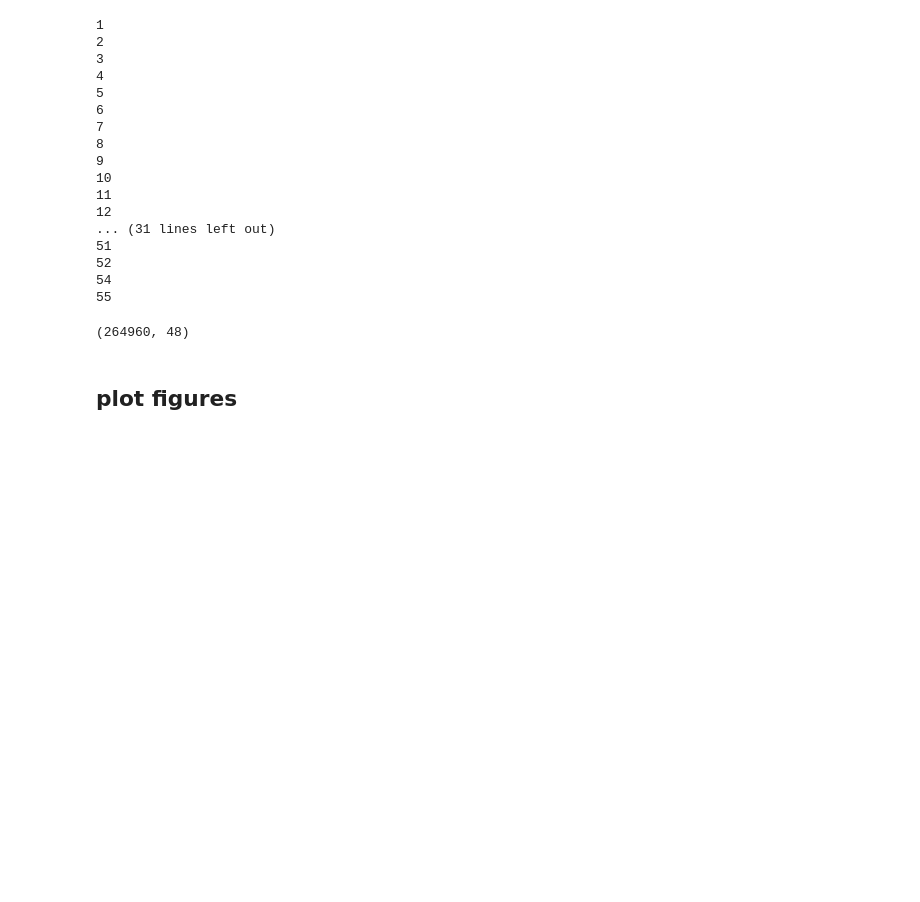
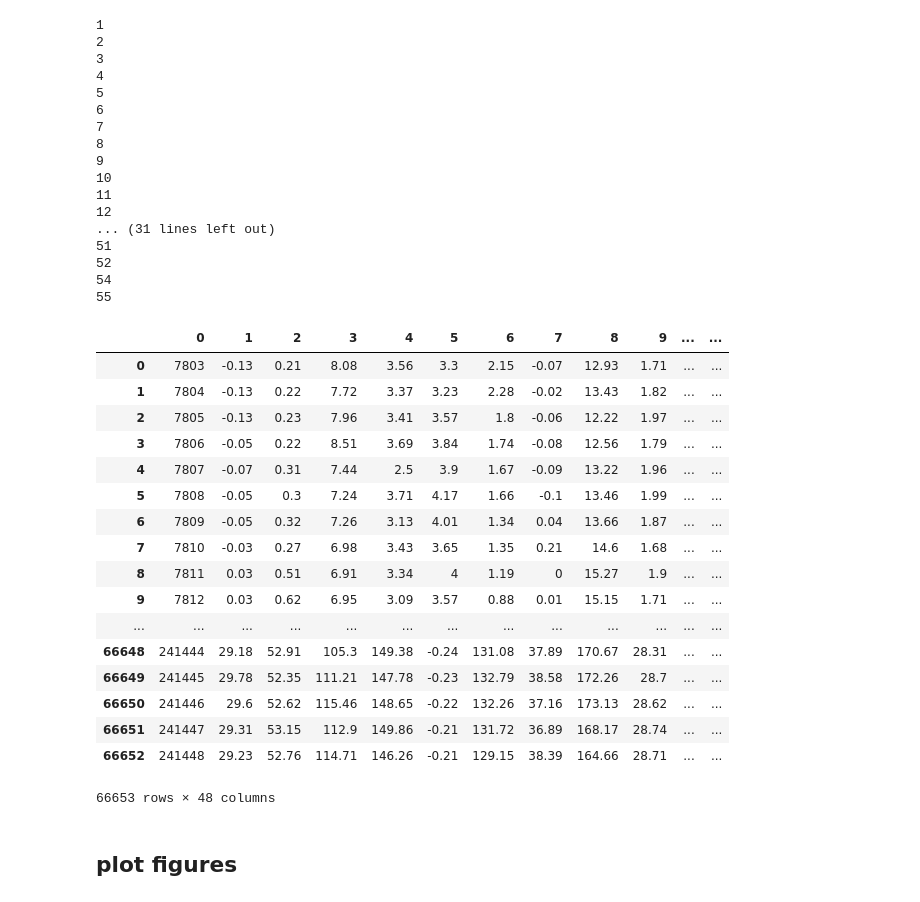
Before and after one commit to zyj0704033/Voltage_Control, a Jupyter notebook: data_mining/Untitled.ipynb, the cells around one changed output. Drawn from its saved outputs; the diff is of its cells as text; code cells hidden in the pictures; blank space fills up the shorter version.

```diff
--- a/data_mining/Untitled.ipynb
+++ b/data_mining/Untitled.ipynb
@@ -89,7 +89,3 @@ np.save('/home/zyj0704033/Voltage_Control/data/2015AGC/numpy_data/totalnp.npy',t
 # %%
 npwithoutnan = np.array(pdc.dropna())
 np.save('/home/zyj0704033/Voltage_Control/data/2015AGC/numpy_data/npwithoutnan2.npy',npwithoutnan[:,1:])
-# %%
-totalnp.shape
-# %% [output]
-(264960, 48)
@@ -96,3 +107,24 @@ totalnp.shape
+# %%
+pdc
+# %% [output]
+|  | 0 | 1 | 2 | 3 | 4 | 5 | 6 | 7 | 8 | 9 | ... | ... |
+| 0 | 7803 | -0.13 | 0.21 | 8.08 | 3.56 | 3.3 | 2.15 | -0.07 | 12.93 | 1.71 | ... | ... |
+| 1 | 7804 | -0.13 | 0.22 | 7.72 | 3.37 | 3.23 | 2.28 | -0.02 | 13.43 | 1.82 | ... | ... |
+| 2 | 7805 | -0.13 | 0.23 | 7.96 | 3.41 | 3.57 | 1.8 | -0.06 | 12.22 | 1.97 | ... | ... |
+| 3 | 7806 | -0.05 | 0.22 | 8.51 | 3.69 | 3.84 | 1.74 | -0.08 | 12.56 | 1.79 | ... | ... |
+| 4 | 7807 | -0.07 | 0.31 | 7.44 | 2.5 | 3.9 | 1.67 | -0.09 | 13.22 | 1.96 | ... | ... |
+| 5 | 7808 | -0.05 | 0.3 | 7.24 | 3.71 | 4.17 | 1.66 | -0.1 | 13.46 | 1.99 | ... | ... |
+| 6 | 7809 | -0.05 | 0.32 | 7.26 | 3.13 | 4.01 | 1.34 | 0.04 | 13.66 | 1.87 | ... | ... |
+| 7 | 7810 | -0.03 | 0.27 | 6.98 | 3.43 | 3.65 | 1.35 | 0.21 | 14.6 | 1.68 | ... | ... |
+| 8 | 7811 | 0.03 | 0.51 | 6.91 | 3.34 | 4 | 1.19 | 0 | 15.27 | 1.9 | ... | ... |
+| 9 | 7812 | 0.03 | 0.62 | 6.95 | 3.09 | 3.57 | 0.88 | 0.01 | 15.15 | 1.71 | ... | ... |
+| ... | ... | ... | ... | ... | ... | ... | ... | ... | ... | ... | ... | ... |
+| 66648 | 241444 | 29.18 | 52.91 | 105.3 | 149.38 | -0.24 | 131.08 | 37.89 | 170.67 | 28.31 | ... | ... |
+| 66649 | 241445 | 29.78 | 52.35 | 111.21 | 147.78 | -0.23 | 132.79 | 38.58 | 172.26 | 28.7 | ... | ... |
+| 66650 | 241446 | 29.6 | 52.62 | 115.46 | 148.65 | -0.22 | 132.26 | 37.16 | 173.13 | 28.62 | ... | ... |
+| 66651 | 241447 | 29.31 | 53.15 | 112.9 | 149.86 | -0.21 | 131.72 | 36.89 | 168.17 | 28.74 | ... | ... |
+| 66652 | 241448 | 29.23 | 52.76 | 114.71 | 146.26 | -0.21 | 129.15 | 38.39 | 164.66 | 28.71 | ... | ... |
+66653 rows × 48 columns
 # %% [markdown]
 ## plot figures
 # %%
```
Also changed, not shown: parts of 5 cells of this notebook.
